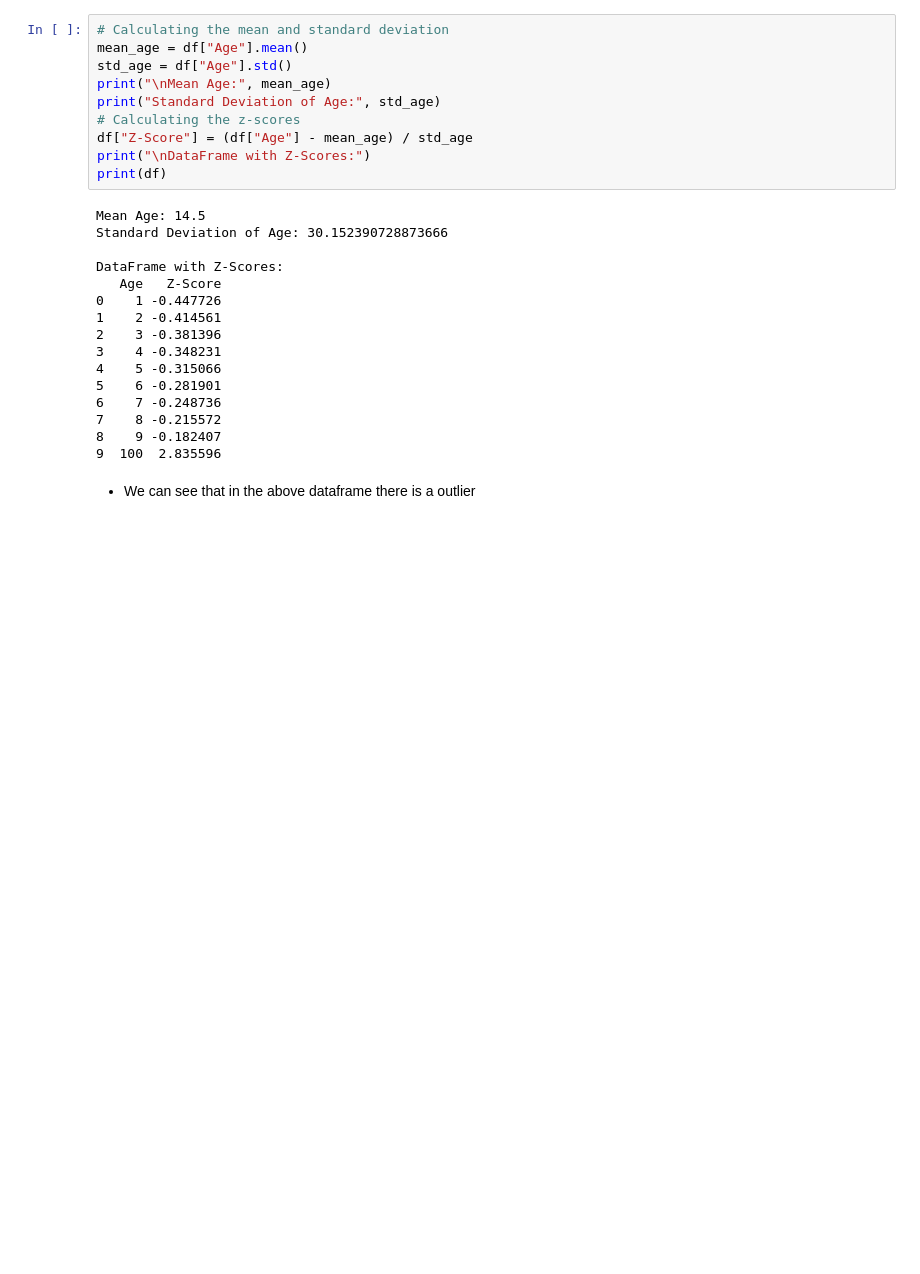
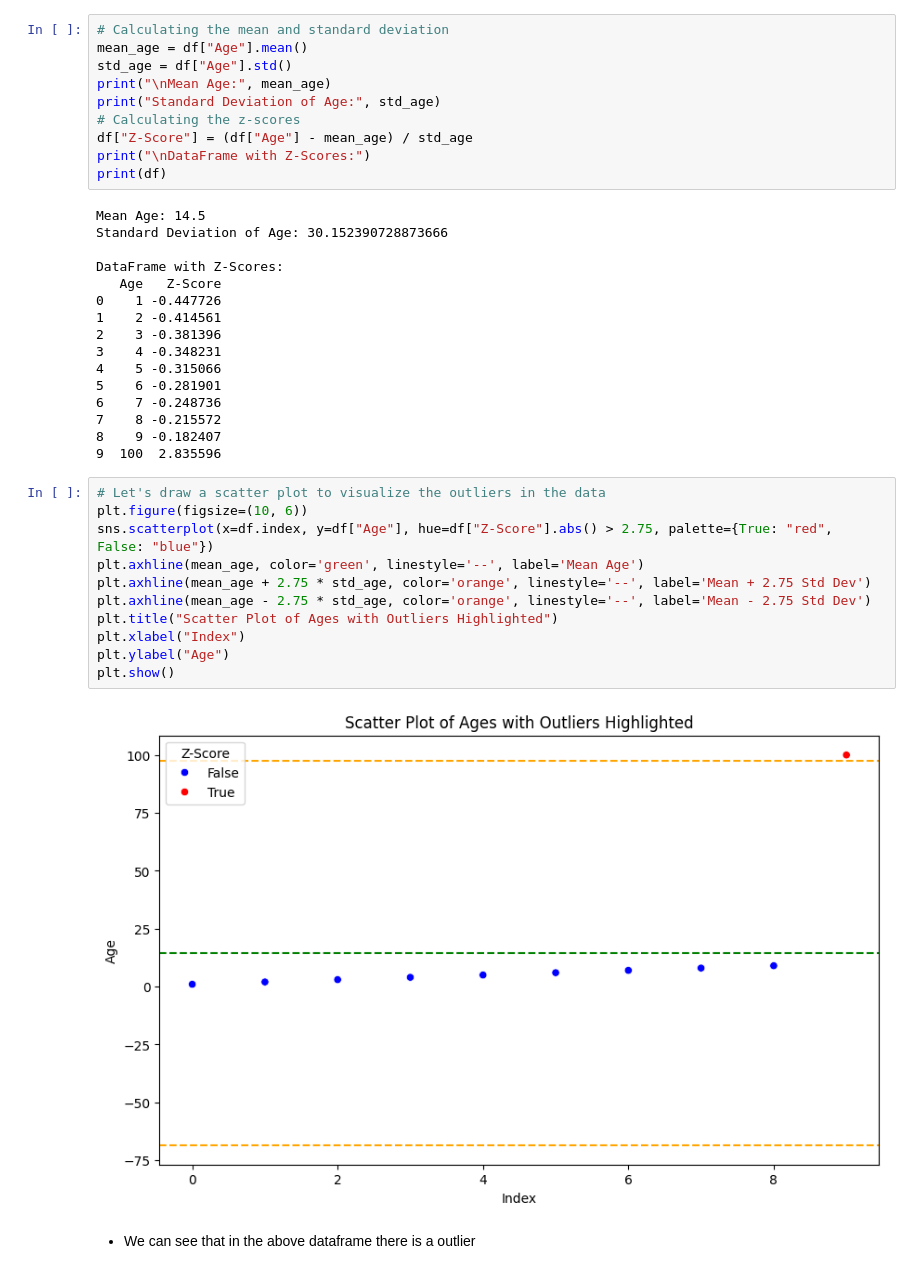
Before and after one commit to Asad15-tech/Alyz.code, a Jupyter notebook: Machine Learning/03_ml.ipynb, the cells around one changed output. Cells and saved outputs as stored; diff of their text form; blank space fills up the shorter version.

```diff
--- a/Machine Learning/03_ml.ipynb
+++ b/Machine Learning/03_ml.ipynb
@@ -56,6 +56,19 @@ DataFrame with Z-Scores:
 7    8 -0.215572
 8    9 -0.182407
 9  100  2.835596
+# %%
+# Let's draw a scatter plot to visualize the outliers in the data
+plt.figure(figsize=(10, 6))
+sns.scatterplot(x=df.index, y=df["Age"], hue=df["Z-Score"].abs() > 2.75, palette={True: "red", False: "blue"})
+plt.axhline(mean_age, color='green', linestyle='--', label='Mean Age')
+plt.axhline(mean_age + 2.75 * std_age, color='orange', linestyle='--', label='Mean + 2.75 Std Dev')
+plt.axhline(mean_age - 2.75 * std_age, color='orange', linestyle='--', label='Mean - 2.75 Std Dev')
+plt.title("Scatter Plot of Ages with Outliers Highlighted")
+plt.xlabel("Index")
+plt.ylabel("Age")
+plt.show()
+# %% [output]
+[figure, added]
 # %% [markdown]
 - We can see that in the above dataframe there is a outlier
 # %%
```
Also changed, not shown: parts of 1 cell of this notebook.
